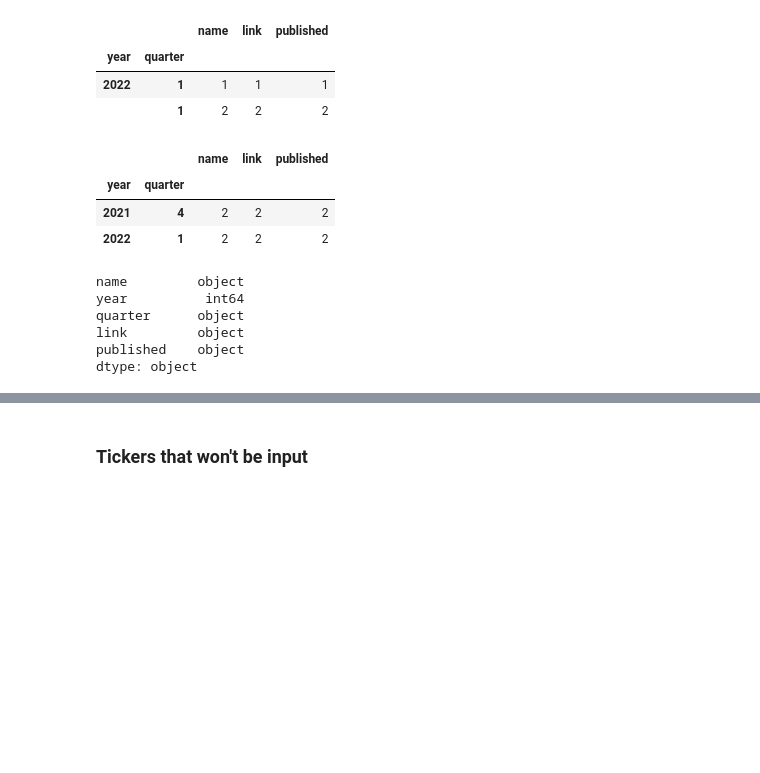
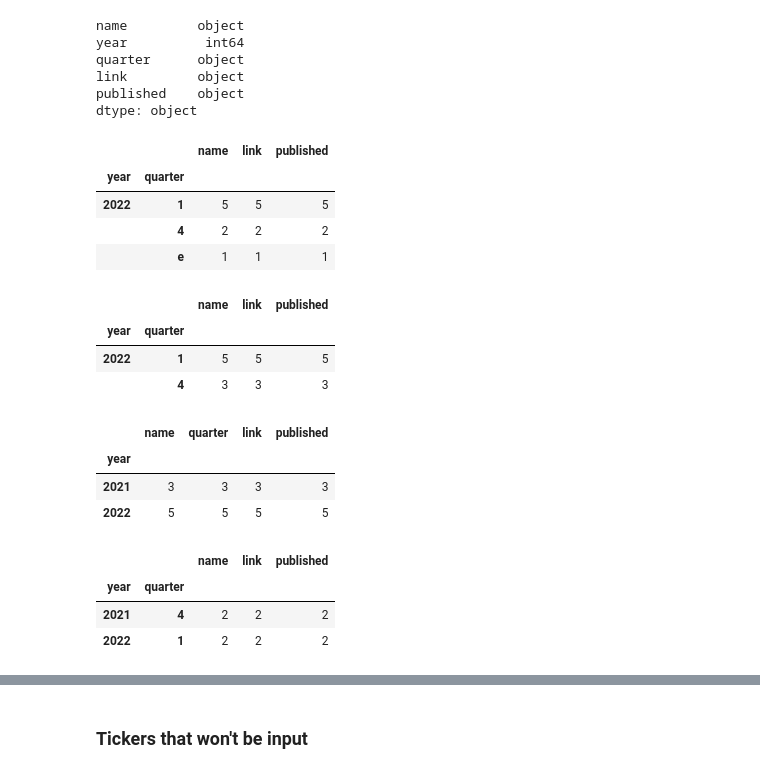
Before and after one commit to santimcs/A8, a Jupyter notebook: Quarterly/010 - FeedReader - F45.ipynb, the cells around one changed output, grey strips where cells are left out. Cells and saved outputs as stored; diff of their text form; code cells hidden in the pictures; blank space fills up the shorter version.

```diff
--- a/Quarterly/010 - FeedReader - F45.ipynb
+++ b/Quarterly/010 - FeedReader - F45.ipynb
@@ -88,11 +93,37 @@ df[['name','year','quarter','published']]
+# %%
+df.dtypes
+# %% [output]
+name         object
+year          int64
+quarter      object
+link         object
+published    object
+dtype: object
 # %%
-df.loc[df.quarter == '2','quarter'] = 1
+df.loc[(df.quarter == 'y') ,'quarter'] = '4'
 df.groupby(['year','quarter']).count()
 # %% [output]
 |  |  | name | link | published |
 | year | quarter |  |  |  |
-| 2022 | 1 | 1 | 1 | 1 |
-|  | 1 | 2 | 2 | 2 |
+| 2022 | 1 | 5 | 5 | 5 |
+|  | 4 | 2 | 2 | 2 |
+|  | e | 1 | 1 | 1 |
+# %%
+df.loc[(df.quarter == 'e') ,'quarter'] = '4'
+df.groupby(['year','quarter']).count()
+# %% [output]
+|  |  | name | link | published |
+| year | quarter |  |  |  |
+| 2022 | 1 | 5 | 5 | 5 |
+|  | 4 | 3 | 3 | 3 |
+# %%
+df.loc[df.quarter == '4','year'] = 2021
+df.groupby(['year']).count()
+# %% [output]
+|  | name | quarter | link | published |
+| year |  |  |  |  |
+| 2021 | 3 | 3 | 3 | 3 |
+| 2022 | 5 | 5 | 5 | 5 |
 # %%
 df.loc[df.quarter == 2,'year'] = 2021
 df.groupby(['year','quarter']).count()
@@ -101,15 +132,6 @@ df.groupby(['year','quarter']).count()
 | year | quarter |  |  |  |
 | 2021 | 4 | 2 | 2 | 2 |
 | 2022 | 1 | 2 | 2 | 2 |
-# %%
-df.dtypes
-# %% [output]
-name         object
-year          int64
-quarter      object
-link         object
-published    object
-dtype: object
 # %%
 df.quarter = df.quarter.astype(int)
 df.groupby(['year','quarter']).count()
```
Also changed, not shown: parts of 20 cells of this notebook, 29 other files.
